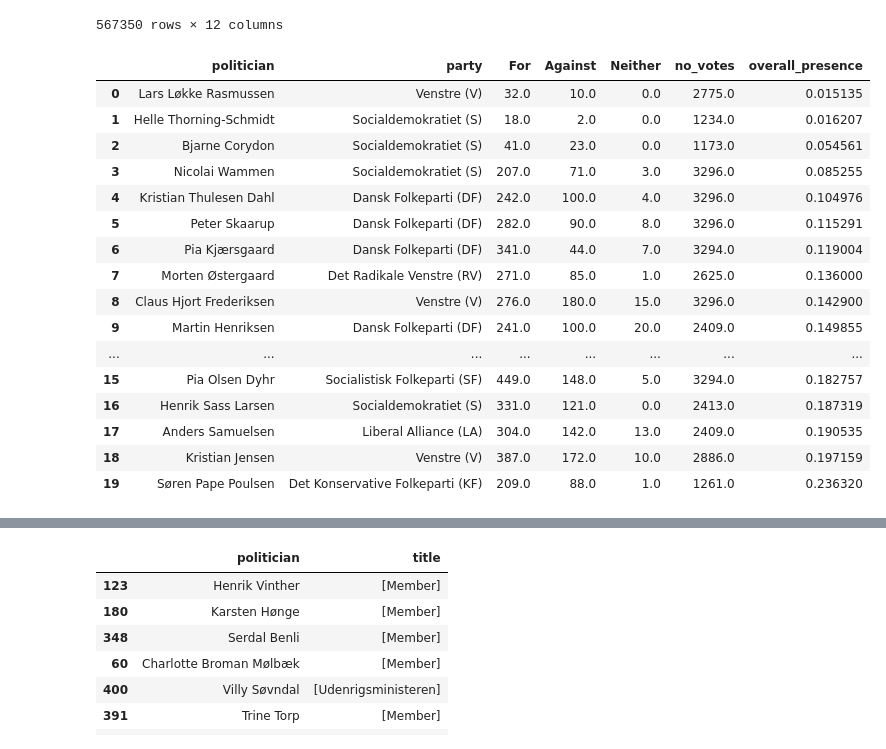
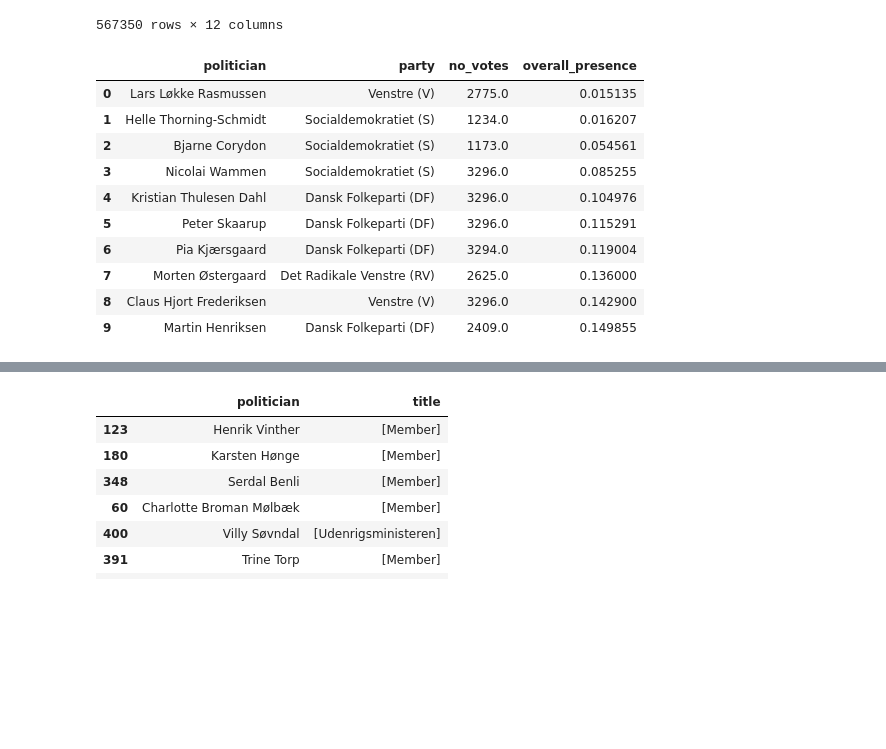
Before and after one commit to jonahank/Vote-Prediction-Model, a Jupyter notebook: data_analysis/ft_vote.ipynb, the cells around one changed output, grey strips where cells are left out. Saved outputs shown, nothing was run; the diff lists cells and outputs as text; code cells hidden in the pictures; blank space fills up the shorter version.

```diff
--- a/data_analysis/ft_vote.ipynb
+++ b/data_analysis/ft_vote.ipynb
@@ -277,33 +313,27 @@ See the caveats in the documentation: https://pandas.pydata.org/pandas-docs/stab
 # %%
 to_join = df_abs.groupby(['politician', 'party']).count()
 
 presence = df_abs.groupby(['politician', 'party']).sum()
 
 
 presence['overall_presence'] = presence.apply(lambda x: x.present/x.no_votes, axis=1)
-presence = presence[presence["no_votes"]>200]
+presence = presence[presence["no_votes"]>1]
 
-bot20 = presence.sort_values(by="overall_presence").reset_index().head(20)[["politician", "party", "For", "Against", "Neither", "no_votes", "overall_presence"]]
-bot20["politician"] = bot20["politician"].str.strip()
-bot20
+bot10 = presence.sort_values(by="overall_presence").reset_index().head(10)[["politician", "party", "no_votes", "overall_presence"]]
+bot10["politician"] = bot10["politician"].str.strip()
+bot10
 # %% [output]
-|  | politician | party | For | Against | Neither | no_votes | overall_presence |
-| 0 | Lars Løkke Rasmussen | Venstre (V) | 32.0 | 10.0 | 0.0 | 2775.0 | 0.015135 |
-| 1 | Helle Thorning-Schmidt | Socialdemokratiet (S) | 18.0 | 2.0 | 0.0 | 1234.0 | 0.016207 |
-| 2 | Bjarne Corydon | Socialdemokratiet (S) | 41.0 | 23.0 | 0.0 | 1173.0 | 0.054561 |
-| 3 | Nicolai Wammen | Socialdemokratiet (S) | 207.0 | 71.0 | 3.0 | 3296.0 | 0.085255 |
-| 4 | Kristian Thulesen Dahl | Dansk Folkeparti (DF) | 242.0 | 100.0 | 4.0 | 3296.0 | 0.104976 |
-| 5 | Peter Skaarup | Dansk Folkeparti (DF) | 282.0 | 90.0 | 8.0 | 3296.0 | 0.115291 |
-| 6 | Pia Kjærsgaard | Dansk Folkeparti (DF) | 341.0 | 44.0 | 7.0 | 3294.0 | 0.119004 |
-| 7 | Morten Østergaard | Det Radikale Venstre (RV) | 271.0 | 85.0 | 1.0 | 2625.0 | 0.136000 |
-| 8 | Claus Hjort Frederiksen | Venstre (V) | 276.0 | 180.0 | 15.0 | 3296.0 | 0.142900 |
-| 9 | Martin Henriksen | Dansk Folkeparti (DF) | 241.0 | 100.0 | 20.0 | 2409.0 | 0.149855 |
-| ... | ... | ... | ... | ... | ... | ... | ... |
-| 15 | Pia Olsen Dyhr | Socialistisk Folkeparti (SF) | 449.0 | 148.0 | 5.0 | 3294.0 | 0.182757 |
-| 16 | Henrik Sass Larsen | Socialdemokratiet (S) | 331.0 | 121.0 | 0.0 | 2413.0 | 0.187319 |
-| 17 | Anders Samuelsen | Liberal Alliance (LA) | 304.0 | 142.0 | 13.0 | 2409.0 | 0.190535 |
-| 18 | Kristian Jensen | Venstre (V) | 387.0 | 172.0 | 10.0 | 2886.0 | 0.197159 |
-| 19 | Søren Pape Poulsen | Det Konservative Folkeparti (KF) | 209.0 | 88.0 | 1.0 | 1261.0 | 0.236320 |
+|  | politician | party | no_votes | overall_presence |
+| 0 | Lars Løkke Rasmussen | Venstre (V) | 2775.0 | 0.015135 |
+| 1 | Helle Thorning-Schmidt | Socialdemokratiet (S) | 1234.0 | 0.016207 |
+| 2 | Bjarne Corydon | Socialdemokratiet (S) | 1173.0 | 0.054561 |
+| 3 | Nicolai Wammen | Socialdemokratiet (S) | 3296.0 | 0.085255 |
+| 4 | Kristian Thulesen Dahl | Dansk Folkeparti (DF) | 3296.0 | 0.104976 |
+| 5 | Peter Skaarup | Dansk Folkeparti (DF) | 3296.0 | 0.115291 |
+| 6 | Pia Kjærsgaard | Dansk Folkeparti (DF) | 3294.0 | 0.119004 |
+| 7 | Morten Østergaard | Det Radikale Venstre (RV) | 2625.0 | 0.136000 |
+| 8 | Claus Hjort Frederiksen | Venstre (V) | 3296.0 | 0.142900 |
+| 9 | Martin Henriksen | Dansk Folkeparti (DF) | 2409.0 | 0.149855 |
 # %%
 top20 = presence.sort_values(by="overall_presence",ascending=False).reset_index().head(20)[["politician", "party", "For", "Against", "Neither", "no_votes", "overall_presence"]]
 top20["politician"] = top20["politician"].str.strip()
```
Also changed, not shown: parts of 14 cells of this notebook, 2 other files.
